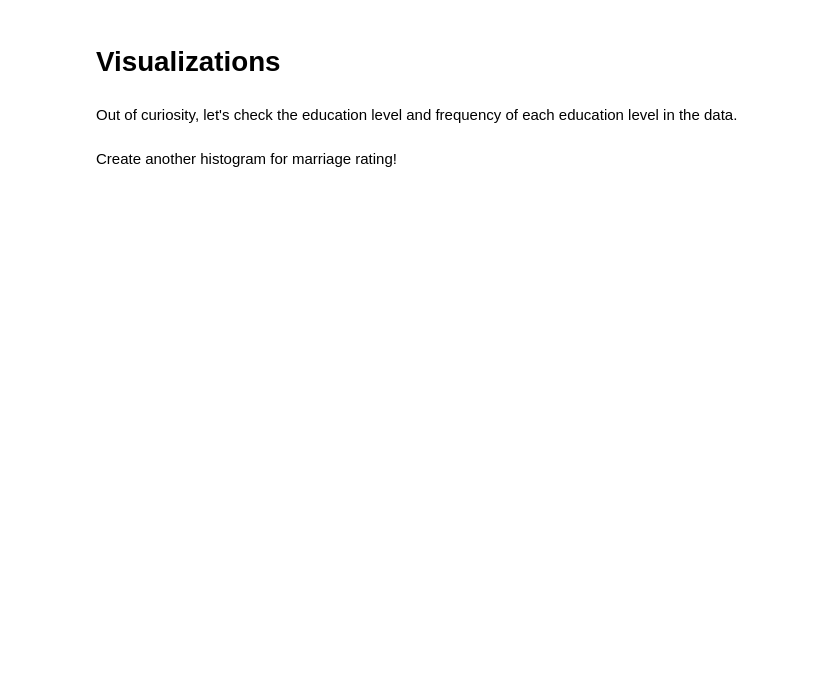
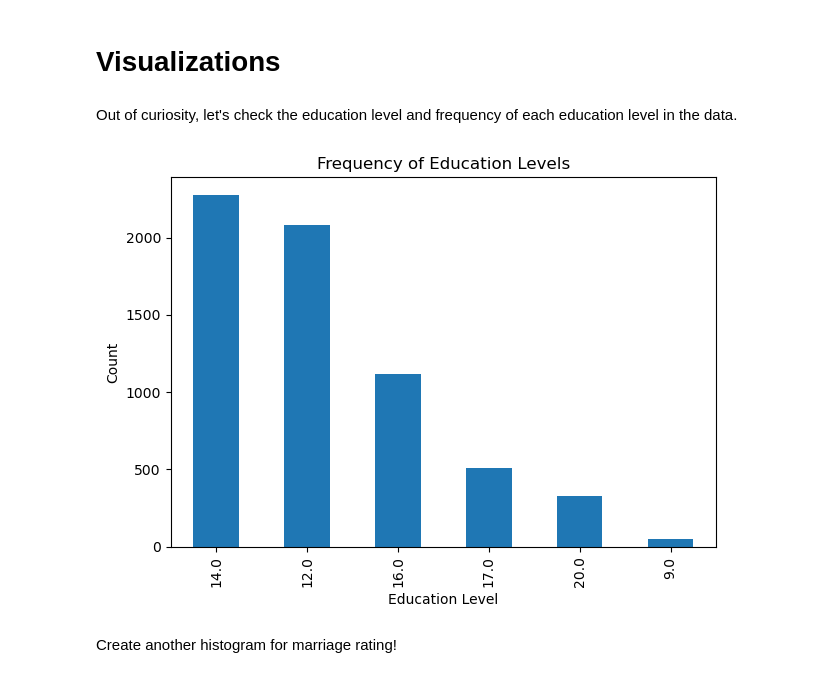
Before and after one commit to kyun33/JCP26Notebooks, a Jupyter notebook: Week_5_Logistic_Regression_Decision_Trees.ipynb, the cells around one changed output. Cells and saved outputs as stored; diff of their text form; code cells hidden in the pictures; blank space fills up the shorter version.

```diff
--- a/Week_5_Logistic_Regression_Decision_Trees.ipynb
+++ b/Week_5_Logistic_Regression_Decision_Trees.ipynb
@@ -44,2 +70,11 @@ Out of curiosity, let's check the education level and frequency of each educatio
+# %%
+affairs['educ'].value_counts().plot(kind='bar')
+plt.title('Frequency of Education Levels')
+plt.xlabel('Education Level')
+plt.ylabel('Count')
+plt.tight_layout()
+plt.show()
+# %% [output]
+[figure, added]
 # %% [markdown]
 Create another histogram for marriage rating!
```
Also changed, not shown: parts of 33 cells of this notebook.
